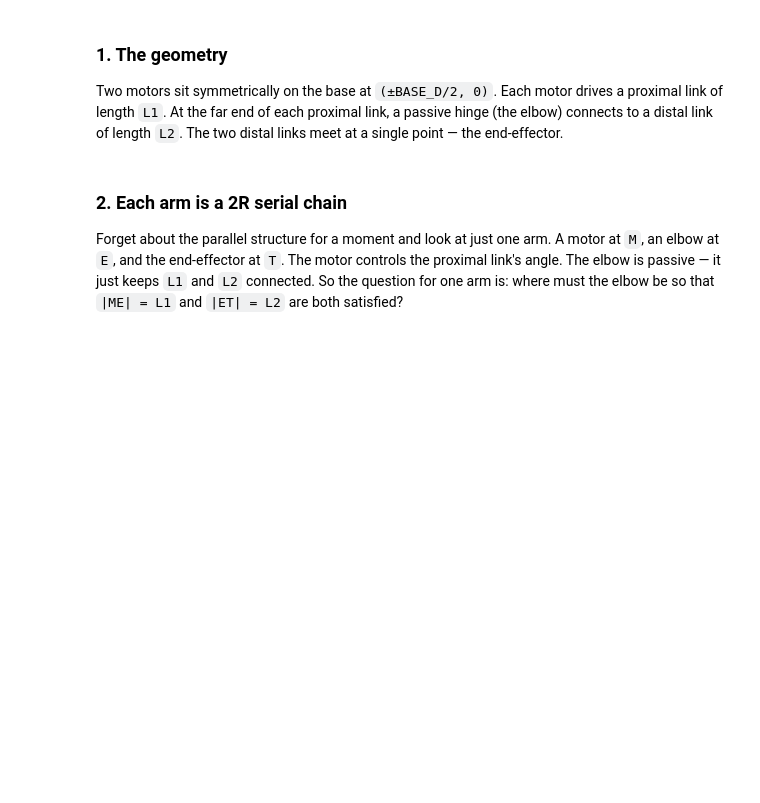
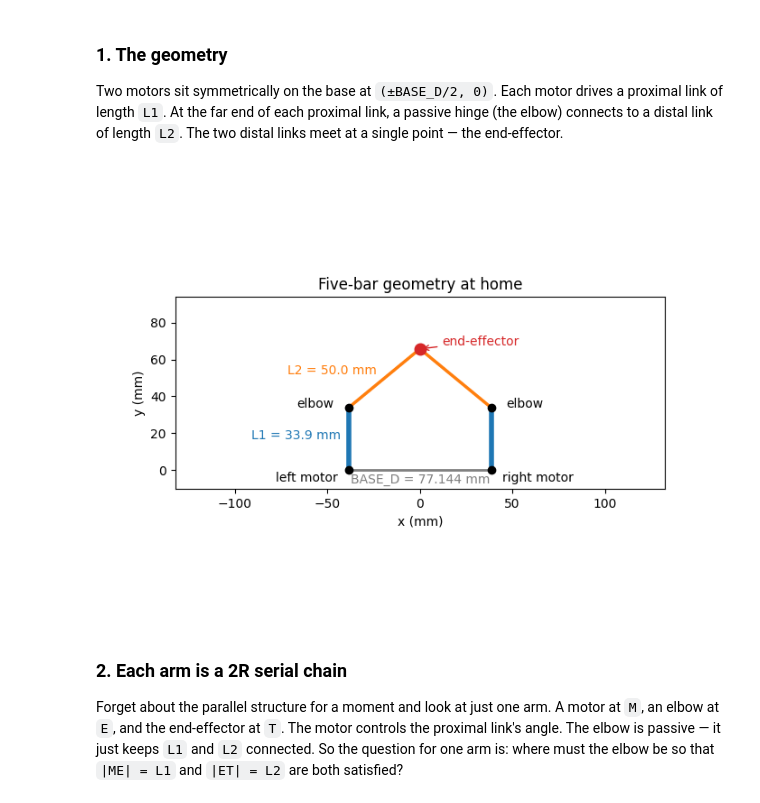
Before and after one commit to saratrajput/five_bar_parallel_robot, a Jupyter notebook: notebooks/five_bar_demo.ipynb, the cells around one changed output. Cells and saved outputs as stored; diff of their text form; code cells hidden in the pictures; blank space fills up the shorter version.

```diff
--- a/notebooks/five_bar_demo.ipynb
+++ b/notebooks/five_bar_demo.ipynb
@@ -22,7 +55,29 @@ from five_bar_tutorial import (
 
 Two motors sit symmetrically on the base at `(±BASE_D/2, 0)`. Each motor drives a proximal link of length `L1`. At the far end of each proximal link, a passive hinge (the elbow) connects to a distal link of length `L2`. The two distal links meet at a single point — the end-effector.
 # %%
-plot_geometry()
+fig, ax = plt.subplots(figsize=(7, 5))
+setup_ax(ax)
+
+th1, th2 = math.pi / 2, math.pi / 2
+draw_linkage(ax, th1, th2)
+mL, eL, ee, eR, mR = fbc.forward_kinematics(th1, th2)
+
+ax.annotate("left motor", xy=mL, xytext=(mL[0] - 6, -6), ha="right")
+ax.annotate("right motor", xy=mR, xytext=(mR[0] + 6, -6), ha="left")
+ax.annotate("elbow", xy=eL, xytext=(eL[0] - 8, eL[1]), ha="right")
+ax.annotate("elbow", xy=eR, xytext=(eR[0] + 8, eR[1]), ha="left")
+ax.text((mL[0] + eL[0]) / 2 - 4, (mL[1] + eL[1]) / 2, f"L1 = {fbc.L1} mm",
+        color="tab:blue", ha="right")
+ax.text((eL[0] + ee[0]) / 2 - 4, (eL[1] + ee[1]) / 2 + 2, f"L2 = {fbc.L2} mm",
+        color="tab:orange", ha="right")
+ax.text(0, -7, f"BASE_D = {fbc.BASE_D} mm", color="gray", ha="center")
+ax.annotate("end-effector", xy=ee, xytext=(ee[0] + 12, ee[1] + 2),
+            color="tab:red",
+            arrowprops=dict(arrowstyle="->", color="tab:red", lw=1))
+ax.set_title("Five-bar geometry at home")
+plt.show()
+# %% [output]
+[figure, added]
 # %% [markdown]
 ### 2. Each arm is a 2R serial chain
 
```
Also changed, not shown: parts of 21 cells of this notebook, 3 other files.
